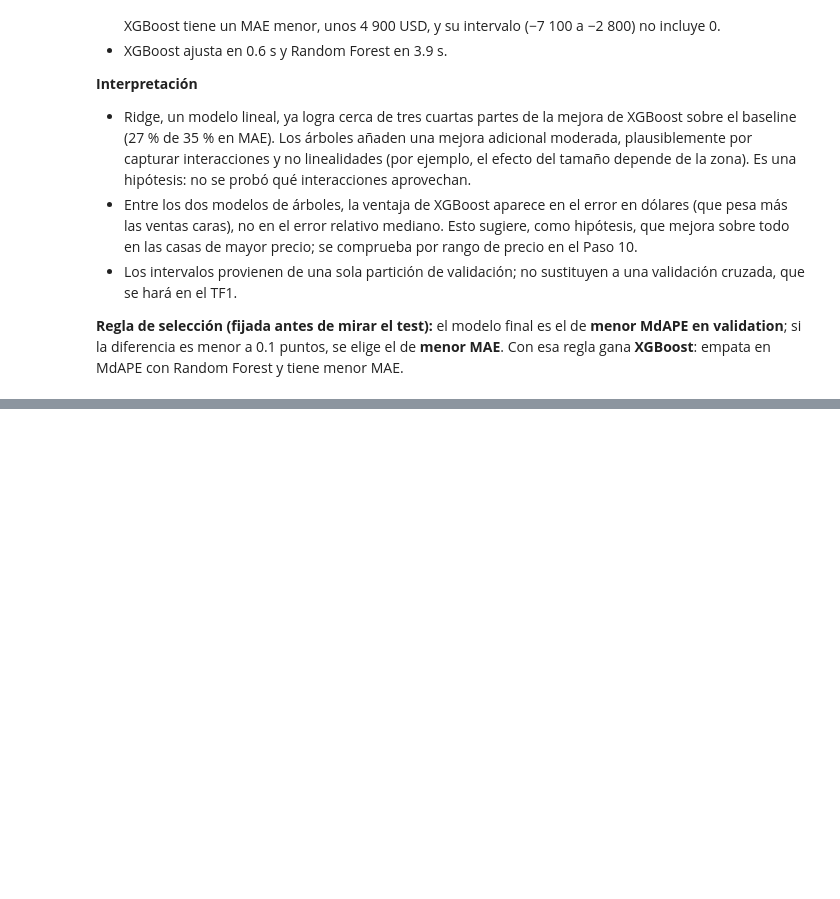
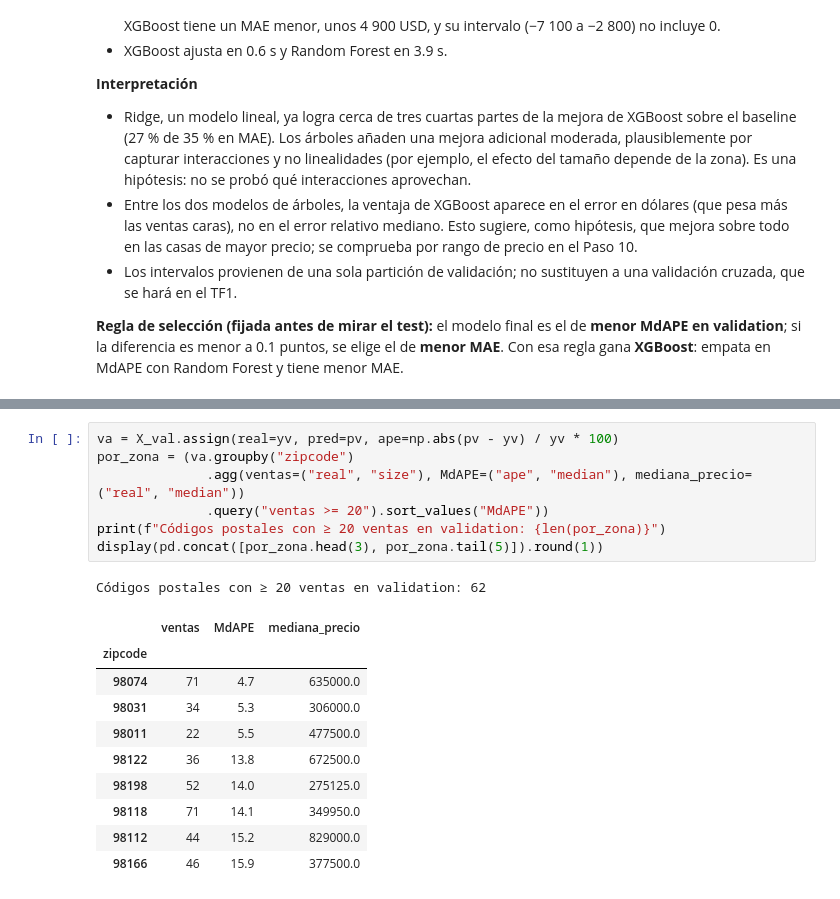
Before and after one commit to lvanCR/cc209-precios-inmobiliarios, a Jupyter notebook: notebooks/04_baseline_y_modelos.ipynb, the cells around one changed output, grey strips where cells are left out. Cells and saved outputs as stored; diff of their text form; blank space fills up the shorter version.

```diff
--- a/notebooks/04_baseline_y_modelos.ipynb
+++ b/notebooks/04_baseline_y_modelos.ipynb
@@ -532,0 +596,19 @@ Con esa regla gana **XGBoost**: empata en MdAPE con Random Forest y tiene menor
+# %%
+va = X_val.assign(real=yv, pred=pv, ape=np.abs(pv - yv) / yv * 100)
+por_zona = (va.groupby("zipcode")
+              .agg(ventas=("real", "size"), MdAPE=("ape", "median"), mediana_precio=("real", "median"))
+              .query("ventas >= 20").sort_values("MdAPE"))
+print(f"Códigos postales con ≥ 20 ventas en validation: {len(por_zona)}")
+display(pd.concat([por_zona.head(3), por_zona.tail(5)]).round(1))
+# %% [output]
+Códigos postales con ≥ 20 ventas en validation: 62
+|  | ventas | MdAPE | mediana_precio |
+| zipcode |  |  |  |
+| 98074 | 71 | 4.7 | 635000.0 |
+| 98031 | 34 | 5.3 | 306000.0 |
+| 98011 | 22 | 5.5 | 477500.0 |
+| 98122 | 36 | 13.8 | 672500.0 |
+| 98198 | 52 | 14.0 | 275125.0 |
+| 98118 | 71 | 14.1 | 349950.0 |
+| 98112 | 44 | 15.2 | 829000.0 |
+| 98166 | 46 | 15.9 | 377500.0 |
```
Also changed, not shown: parts of 12 cells of this notebook, 2 other files.
